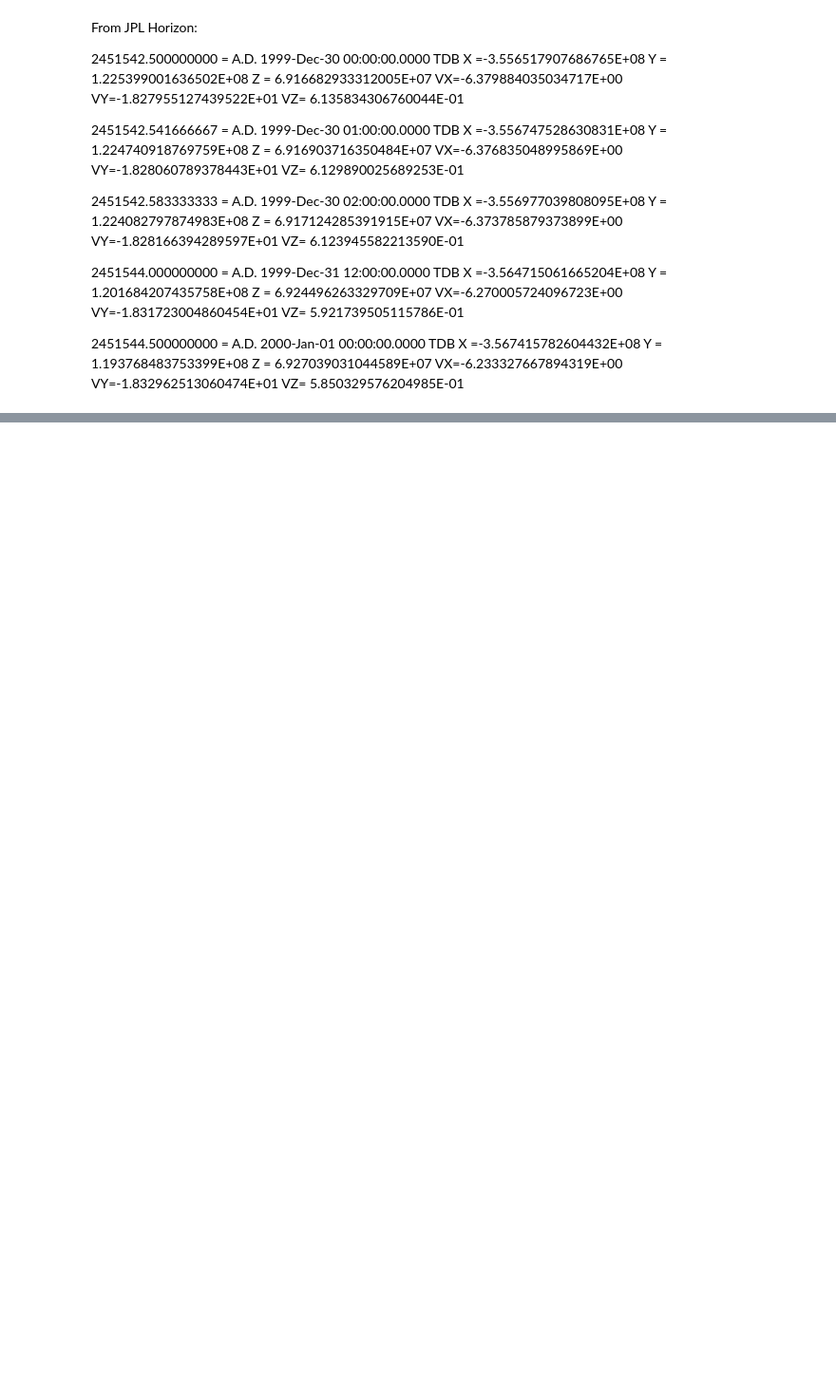
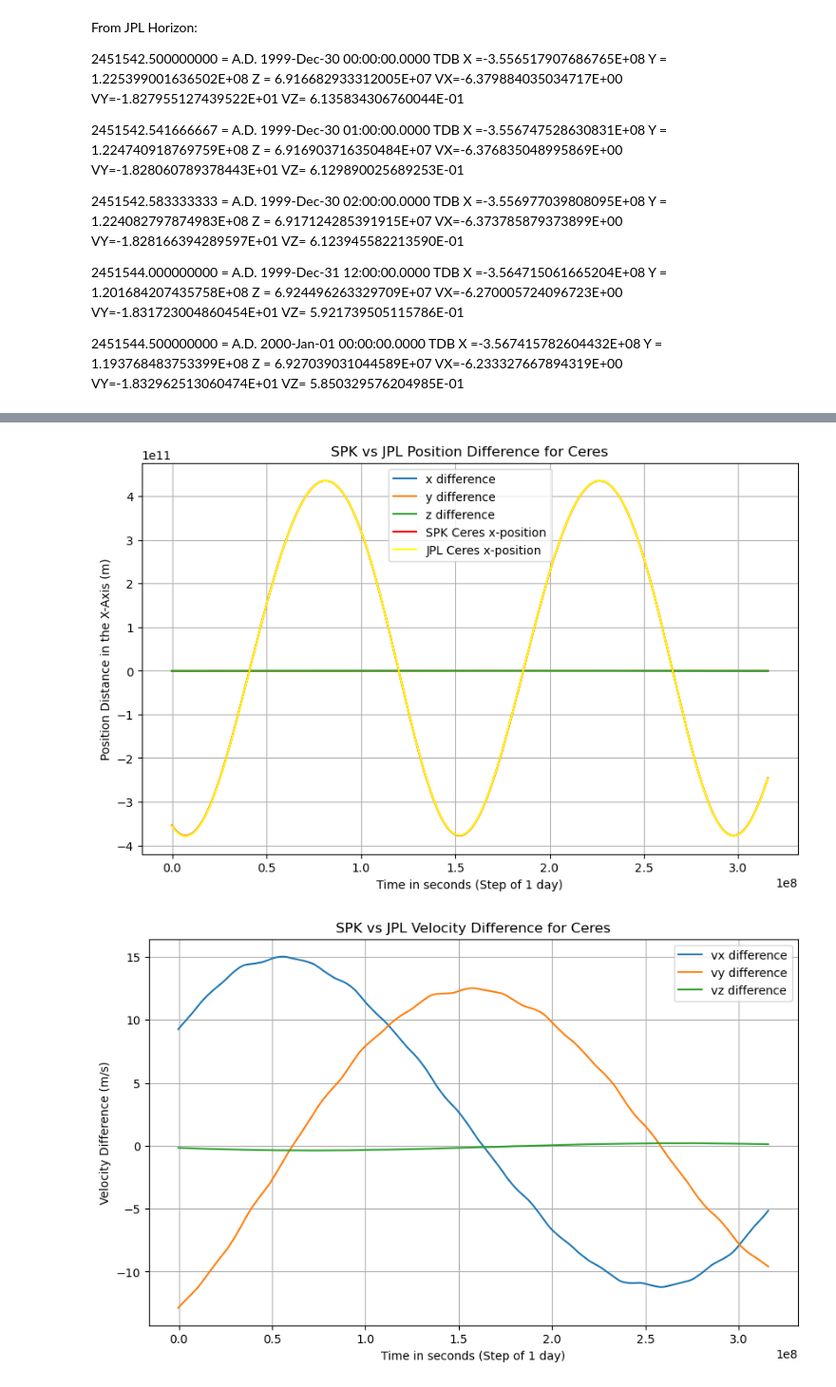
Before and after one commit to PocketBloom/Bachelor_Project, a Jupyter notebook: Planet_Effects/21_asteroids_ON_AND_OFF.ipynb, the cells around one changed output, grey strips where cells are left out. Shown at 95% size. Drawn from its saved outputs; the diff is of its cells as text; code cells hidden in the pictures; blank space fills up the shorter version.

Commit message:
Difference between not having asteroids and the difference in SPK vs JPL data

```diff
--- a/Planet_Effects/21_asteroids_ON_AND_OFF.ipynb
+++ b/Planet_Effects/21_asteroids_ON_AND_OFF.ipynb
@@ -379,7 +384,7 @@ system_initial_state = initial_state_TU3
 termination_settings = propagation_setup.propagator.time_termination(simulation_end_epoch)
 
 # Create numerical integrator settings
-fixed_step_size = 3600.0    # each hour
+fixed_step_size = 24 * 3600.0    # each hour
 integrator_settings = propagation_setup.integrator.runge_kutta_fixed_step(
     fixed_step_size,
     coefficient_set=propagation_setup.integrator.CoefficientSets.rkf_78     # Range-Kutta 78 instead of 4 (more precise as I do 1 hour steps for many years)
@@ -650,3 +655,19 @@ From JPL Horizon:
 2451544.500000000 = A.D. 2000-Jan-01 00:00:00.0000 TDB
  X =-3.567415782604432E+08 Y = 1.193768483753399E+08 Z = 6.927039031044589E+07
  VX=-6.233327667894319E+00 VY=-1.832962513060474E+01 VZ= 5.850329576204985E-01
+# %%
+import pandas as pd
+
+# Load CSV
+# Know that the steps is 1 day (not 1 hour)
+csv_data = pd.read_csv("/home/emmabob/Bachelor_Project/Planet_Effects/Ceres_JPL_vectors_10yrs_1day.csv")
+# csv_data = pd.read_csv("/home/emmabob/Bachelor_Project/TU3/2025_Nov_21_JPL_vectors.csv")
+
+# Convert columns to arrays
+x_JPL_Ceres = csv_data["x"].to_numpy() * 1e3  # km to m
+y_JPL_Ceres = csv_data["y"].to_numpy() * 1e3
+z_JPL_Ceres = csv_data["z"].to_numpy() * 1e3
+
+vx_JPL_Ceres = csv_data["vx"].to_numpy() * 1e3    # km/s to m/s
+vy_JPL_Ceres = csv_data["vy"].to_numpy() * 1e3
+vz_JPL_Ceres = csv_data["vz"].to_numpy() * 1e3
@@ -652,0 +719,47 @@ From JPL Horizon:
+# %%
+# =========================
+# POSITION DIFFERENCES
+# =========================
+
+plt.figure(figsize=(10, 6))
+
+plt.plot(times, diff_x, label='x difference')
+plt.plot(times, diff_y, label='y difference')
+plt.plot(times, diff_z, label='z difference')
+
+plt.plot(times, x_SPK_Ceres, label='SPK Ceres x-position', color='red')
+plt.plot(times, x_JPL_Ceres, label='JPL Ceres x-position', color='yellow')
+# plt.plot(t_TU3_days, x_TU3, label='z difference', color='red')        # Tudat x-position
+# plt.plot(t_TU3_days, x_JPL, label='z difference', color='yellow')     # JPL x-position
+
+plt.xlabel('Time in seconds (Step of 1 day)')
+plt.ylabel('Position Distance in the X-Axis (m)')
+plt.title('SPK vs JPL Position Difference for Ceres')
+
+plt.legend()
+plt.grid(True)
+
+plt.show()
+
+
+# =========================
+# VELOCITY DIFFERENCES
+# =========================
+
+plt.figure(figsize=(10, 6))
+
+plt.plot(times, diff_vx, label='vx difference')
+plt.plot(times, diff_vy, label='vy difference')
+plt.plot(times, diff_vz, label='vz difference')
+
+plt.xlabel('Time in seconds (Step of 1 day)')
+plt.ylabel('Velocity Difference (m/s)')
+plt.title('SPK vs JPL Velocity Difference for Ceres')
+
+plt.legend()
+plt.grid(True)
+
+plt.show()
+# %% [output]
+[figure, added]
+[figure, added]
```
Also changed, not shown: parts of 11 cells of this notebook.
